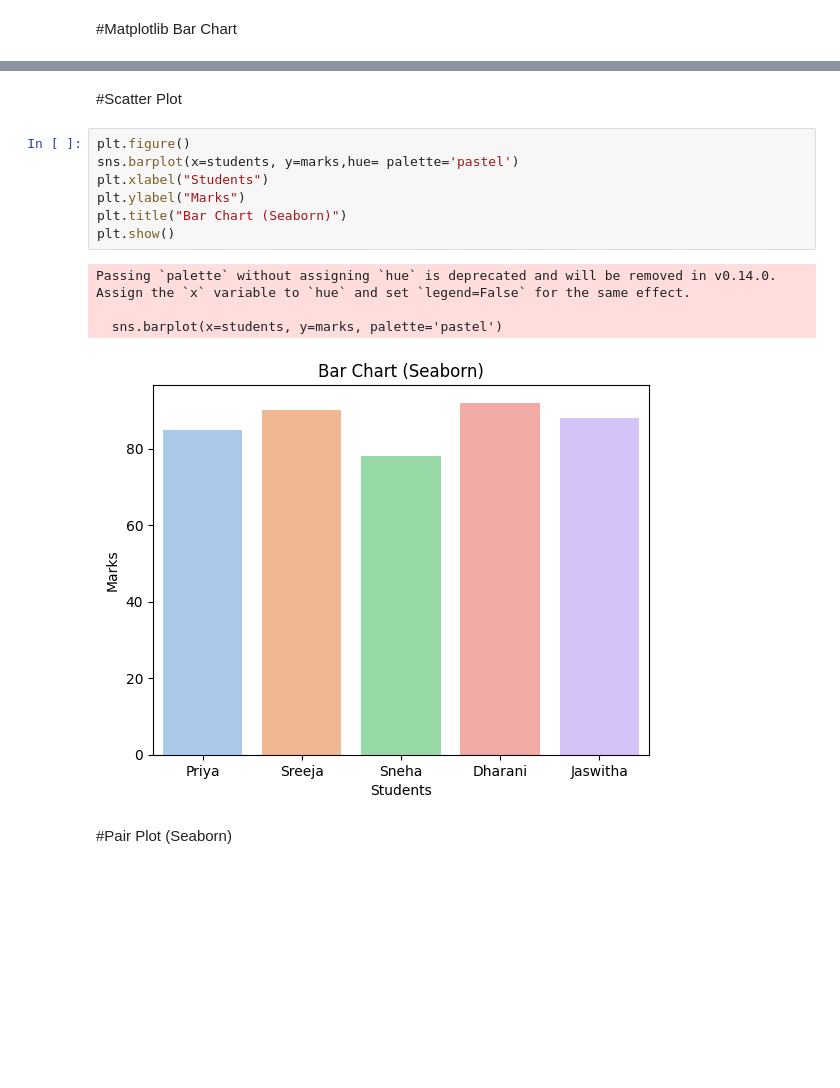
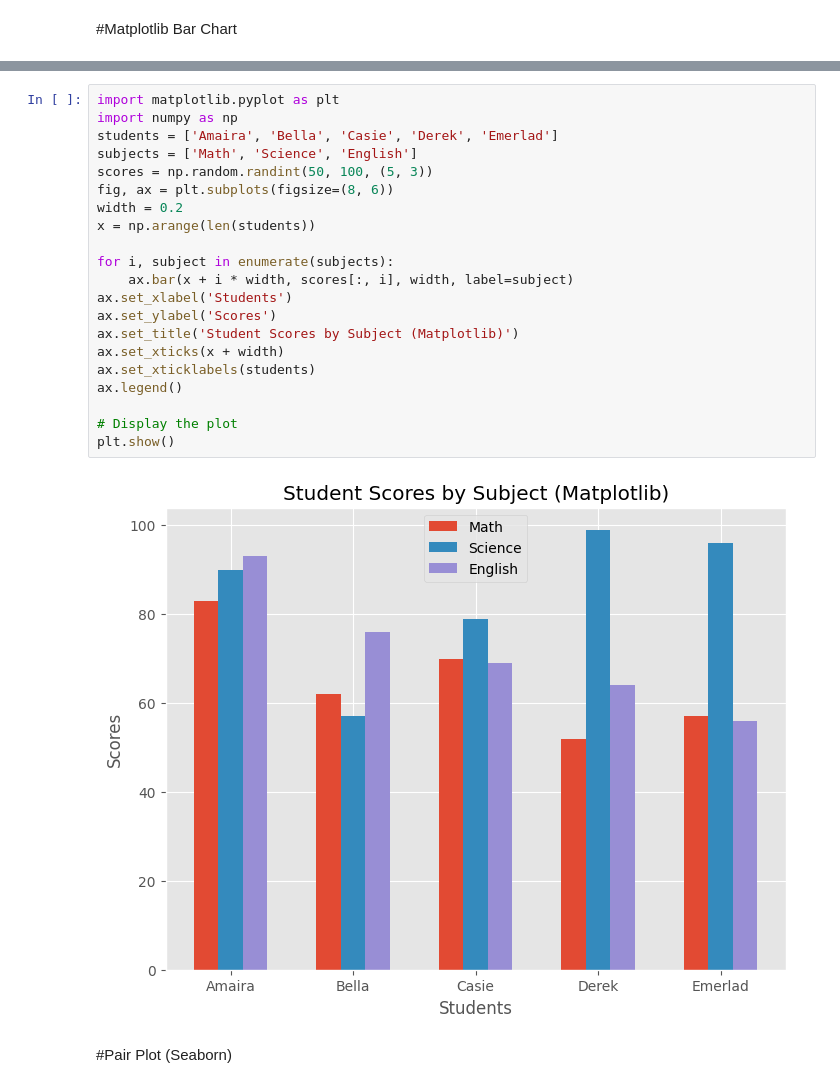
Before and after one commit to chaitra0312/ML, a Jupyter notebook: Ploting.ipynb, the cells around one changed output, grey strips where cells are left out. Cells and saved outputs as stored; diff of their text form; blank space fills up the shorter version.

```diff
--- a/Ploting.ipynb
+++ b/Ploting.ipynb
@@ -150,17 +141,26 @@ plt.show()
-# %% [markdown]
-#Scatter Plot
-# %%
-plt.figure()
-sns.barplot(x=students, y=marks,hue= palette='pastel')
-plt.xlabel("Students")
-plt.ylabel("Marks")
-plt.title("Bar Chart (Seaborn)")
-plt.show()
-# %% [output]
-Passing `palette` without assigning `hue` is deprecated and will be removed in v0.14.0. Assign the `x` variable to `hue` and set `legend=False` for the same effect.
-
-  sns.barplot(x=students, y=marks, palette='pastel')
-[figure, removed]
+# %%
+import matplotlib.pyplot as plt
+import numpy as np
+students = ['Amaira', 'Bella', 'Casie', 'Derek', 'Emerlad']
+subjects = ['Math', 'Science', 'English']
+scores = np.random.randint(50, 100, (5, 3))
+fig, ax = plt.subplots(figsize=(8, 6))
+width = 0.2
+x = np.arange(len(students))
+
+for i, subject in enumerate(subjects):
+    ax.bar(x + i * width, scores[:, i], width, label=subject)
+ax.set_xlabel('Students')
+ax.set_ylabel('Scores')
+ax.set_title('Student Scores by Subject (Matplotlib)')
+ax.set_xticks(x + width)
+ax.set_xticklabels(students)
+ax.legend()
+
+# Display the plot
+plt.show()
+# %% [output]
+[figure, added]
 # %% [markdown]
 #Pair Plot (Seaborn)
 # %% [markdown]
```
Also changed, not shown: parts of 3 cells of this notebook.
